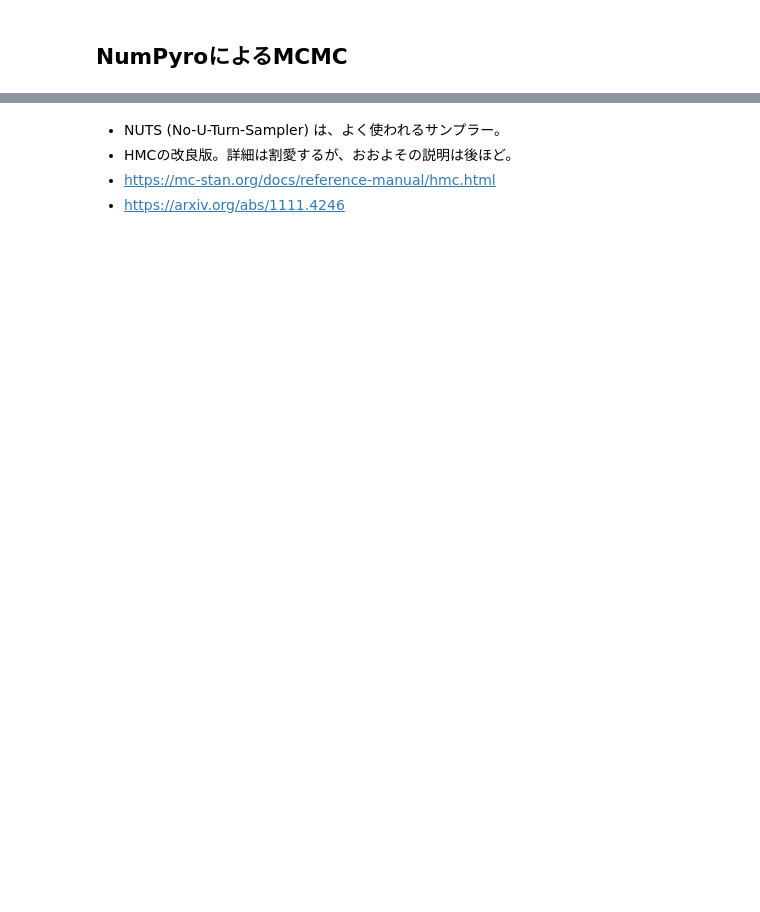
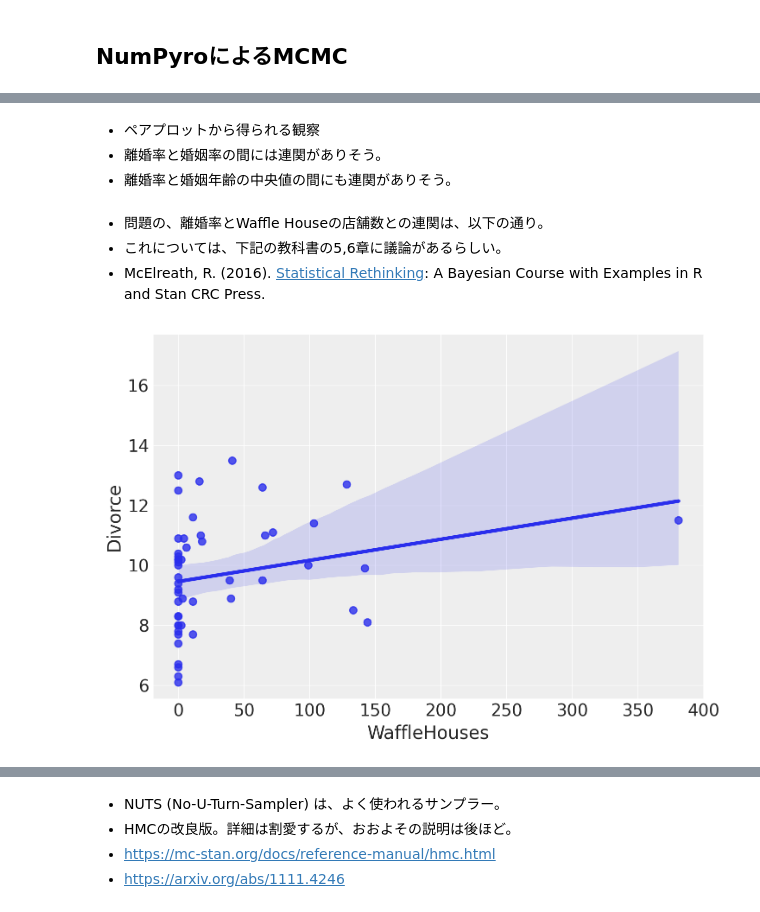
Before and after one commit to yoshihiroo/course2023-stats2, a Jupyter notebook: 03_NumPyro_2.ipynb, the cells around one changed output, grey strips where cells are left out. Drawn from its saved outputs; the diff is of its cells as text; code cells hidden in the pictures; blank space fills up the shorter version.

```diff
--- a/03_NumPyro_2.ipynb
+++ b/03_NumPyro_2.ipynb
@@ -50,0 +114,12 @@ $$ x \sim N(\mu, 1) $$
+# %% [markdown]
+* ペアプロットから得られる観察
+ * 離婚率と婚姻率の間には連関がありそう。
+ * 離婚率と婚姻年齢の中央値の間にも連関がありそう。
+# %% [markdown]
+* 問題の、離婚率とWaffle Houseの店舗数との連関は、以下の通り。
+ * これについては、下記の教科書の5,6章に議論があるらしい。
+ * McElreath, R. (2016). [Statistical Rethinking](https://xcelab.net/rm/statistical-rethinking/): A Bayesian Course with Examples in R and Stan CRC Press.
+# %%
+sns.regplot(x="WaffleHouses", y="Divorce", data=dset);
+# %% [output]
+[figure, added]
```
Also changed, not shown: parts of 67 cells of this notebook.
